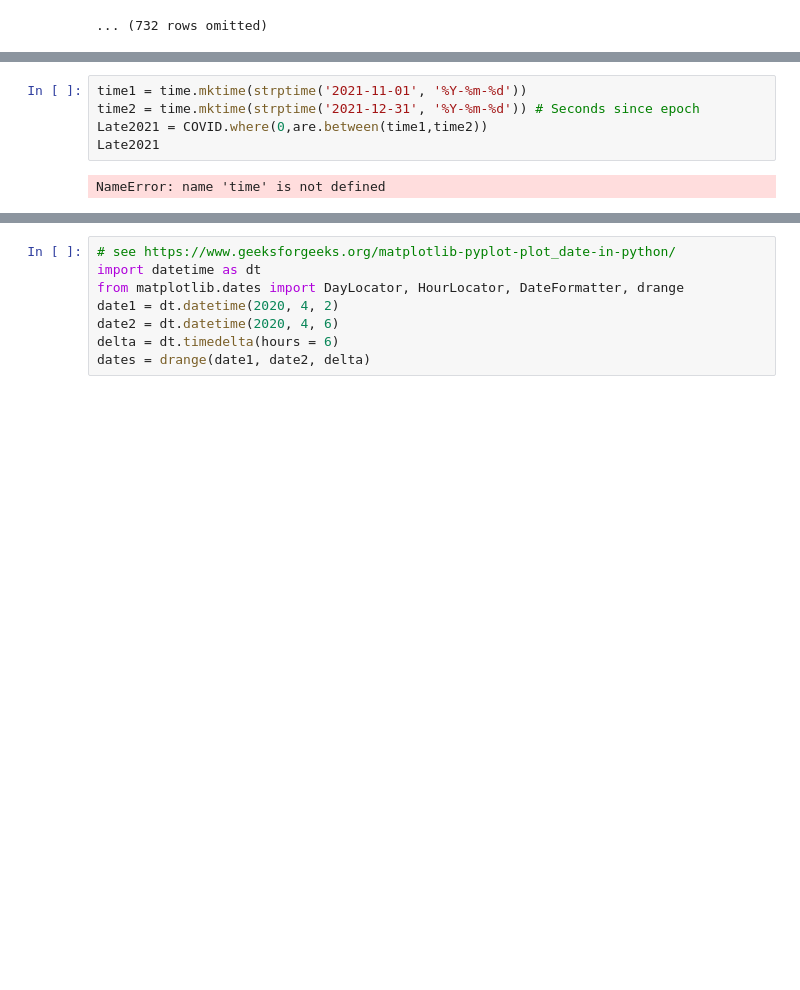
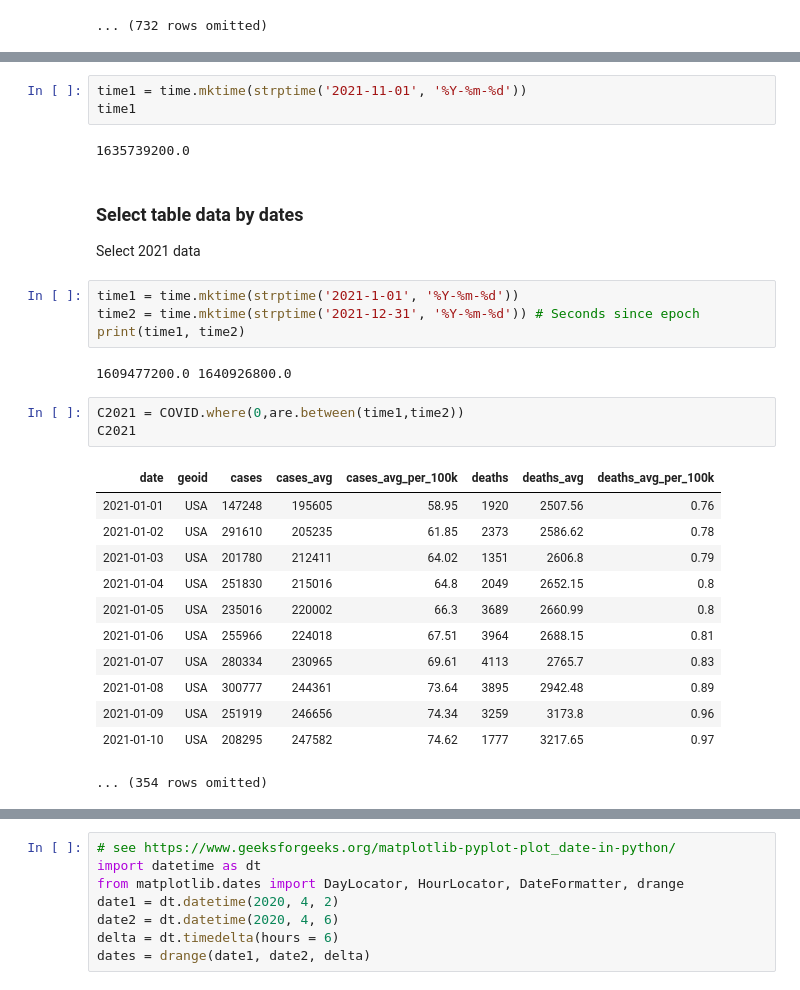
Before and after one commit to DataScienceTempleFirst/EDS, a Jupyter notebook: spring2022/examples/Dates and time plots example.ipynb, the cells around one changed output, grey strips where cells are left out. Cells and saved outputs as stored; diff of their text form; blank space fills up the shorter version.

```diff
--- a/spring2022/examples/Dates and time plots example.ipynb
+++ b/spring2022/examples/Dates and time plots example.ipynb
@@ -35,7 +37,30 @@ time.time() # Seconds since common epoch
+# %%
+time1 = time.mktime(strptime('2021-11-01', '%Y-%m-%d'))
+time1
+# %% [output]
+1635739200.0
+# %% [markdown]
+###  Select table data by dates
+Select 2021 data
 # %%
-time1 = time.mktime(strptime('2021-11-01', '%Y-%m-%d'))
+time1 = time.mktime(strptime('2021-1-01', '%Y-%m-%d'))
 time2 = time.mktime(strptime('2021-12-31', '%Y-%m-%d')) # Seconds since epoch
-Late2021 = COVID.where(0,are.between(time1,time2))
-Late2021
+print(time1, time2)
 # %% [output]
-NameError: name 'time' is not defined
+1609477200.0 1640926800.0
+# %%
+C2021 = COVID.where(0,are.between(time1,time2))
+C2021
+# %% [output]
+| date | geoid | cases | cases_avg | cases_avg_per_100k | deaths | deaths_avg | deaths_avg_per_100k |
+| 2021-01-01 | USA | 147248 | 195605 | 58.95 | 1920 | 2507.56 | 0.76 |
+| 2021-01-02 | USA | 291610 | 205235 | 61.85 | 2373 | 2586.62 | 0.78 |
+| 2021-01-03 | USA | 201780 | 212411 | 64.02 | 1351 | 2606.8 | 0.79 |
+| 2021-01-04 | USA | 251830 | 215016 | 64.8 | 2049 | 2652.15 | 0.8 |
+| 2021-01-05 | USA | 235016 | 220002 | 66.3 | 3689 | 2660.99 | 0.8 |
+| 2021-01-06 | USA | 255966 | 224018 | 67.51 | 3964 | 2688.15 | 0.81 |
+| 2021-01-07 | USA | 280334 | 230965 | 69.61 | 4113 | 2765.7 | 0.83 |
+| 2021-01-08 | USA | 300777 | 244361 | 73.64 | 3895 | 2942.48 | 0.89 |
+| 2021-01-09 | USA | 251919 | 246656 | 74.34 | 3259 | 3173.8 | 0.96 |
+| 2021-01-10 | USA | 208295 | 247582 | 74.62 | 1777 | 3217.65 | 0.97 |
+... (354 rows omitted)
```
Also changed, not shown: parts of 7 cells of this notebook.
